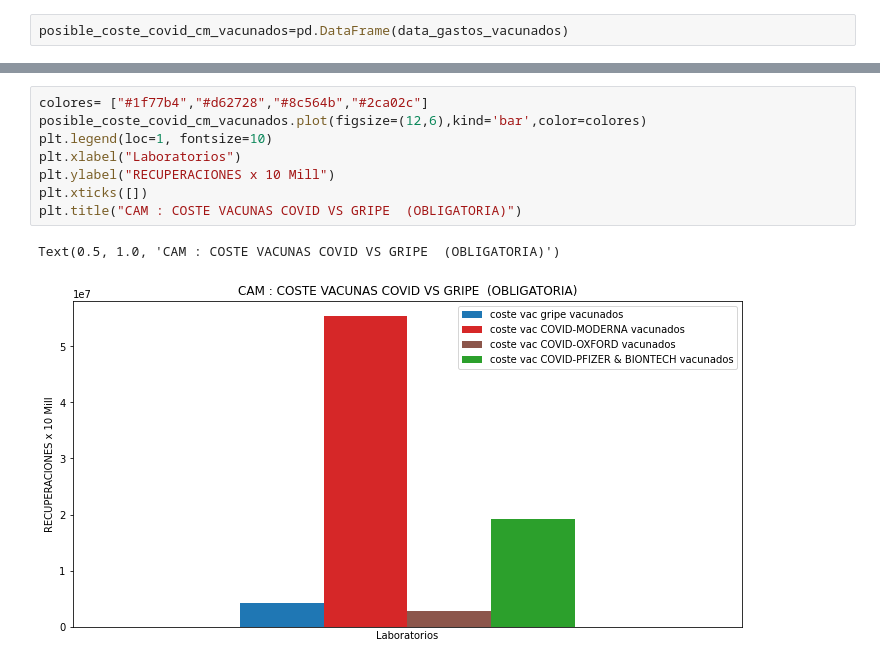
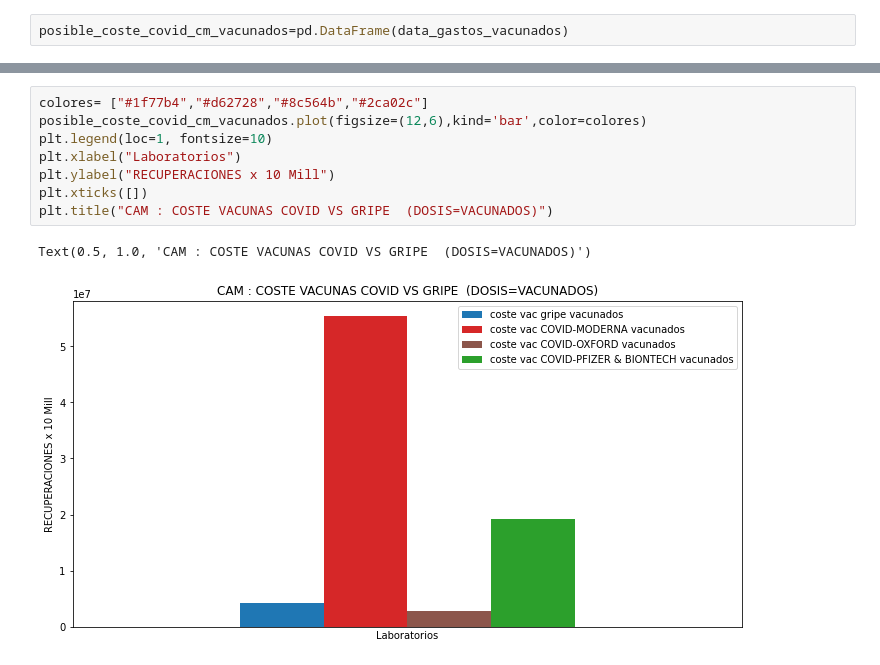
Before and after one commit to JMGONB/DS_0620, a Jupyter notebook: mi_proyecto_agosto/src/utils/vacunas.ipynb, the cells around one changed output, grey strips where cells are left out. Drawn from its saved outputs; the diff is of its cells as text.

```diff
--- a/mi_proyecto_agosto/src/utils/vacunas.ipynb
+++ b/mi_proyecto_agosto/src/utils/vacunas.ipynb
@@ -1207,11 +1213,11 @@ posible_coste_covid_cm_vacunados.rename(index={0:'CAM'})
 # %%
 colores= ["#1f77b4","#d62728","#8c564b","#2ca02c"]
 posible_coste_covid_cm_vacunados.plot(figsize=(12,6),kind='bar',color=colores)
 plt.legend(loc=1, fontsize=10)
 plt.xlabel("Laboratorios")
 plt.ylabel("RECUPERACIONES x 10 Mill")
 plt.xticks([])
-plt.title("CAM : COSTE VACUNAS COVID VS GRIPE  (OBLIGATORIA)")
+plt.title("CAM : COSTE VACUNAS COVID VS GRIPE  (DOSIS=VACUNADOS)")
 # %% [output]
-Text(0.5, 1.0, 'CAM : COSTE VACUNAS COVID VS GRIPE  (OBLIGATORIA)')
+Text(0.5, 1.0, 'CAM : COSTE VACUNAS COVID VS GRIPE  (DOSIS=VACUNADOS)')
-[figure, old version]
+[figure, new version]
```
Also changed, not shown: parts of 6 cells of this notebook, 11 other files.
